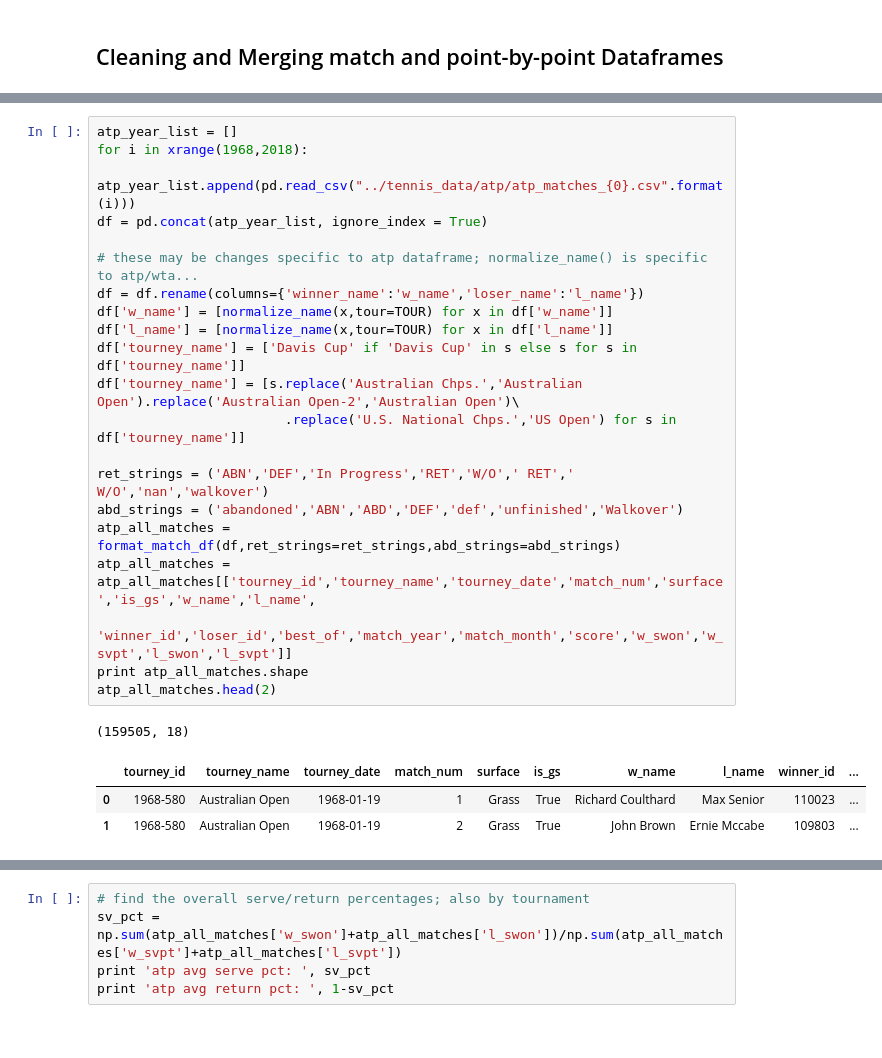
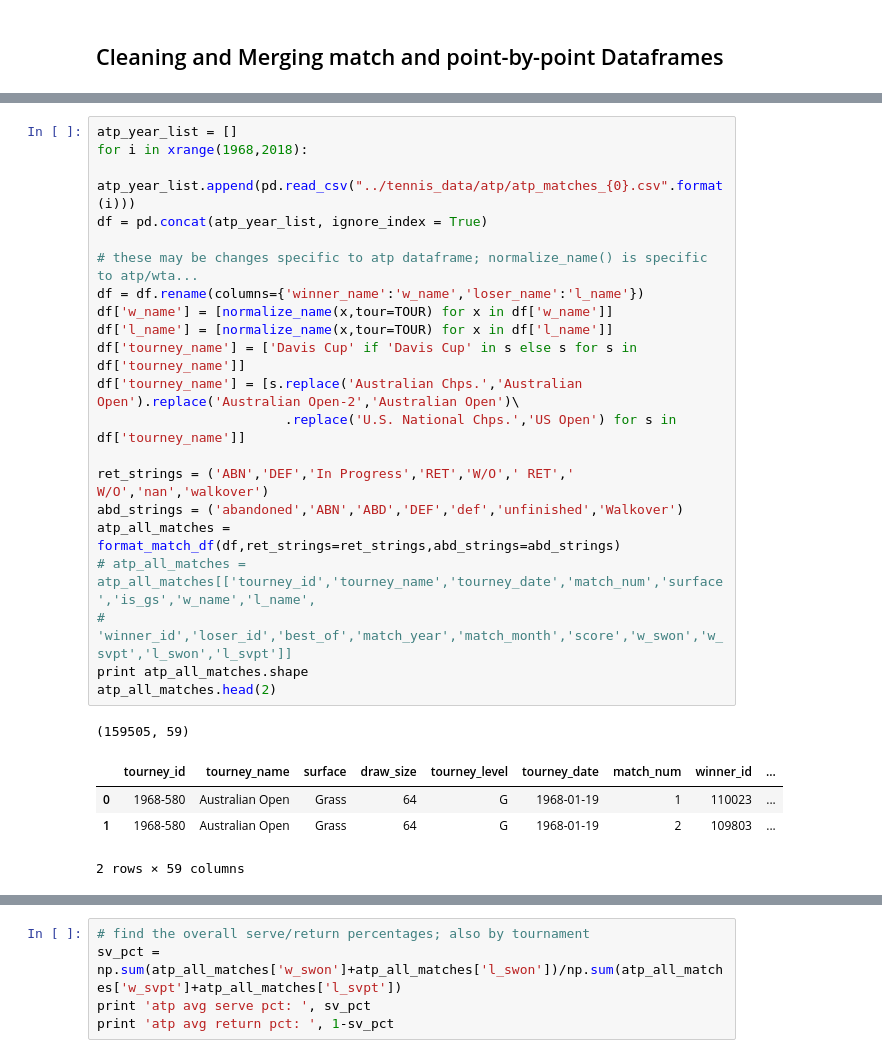
Before and after one commit to jgollub1/pbp_explorations, a Jupyter notebook: Dataframe Construction.ipynb, the cells around one changed output, grey strips where cells are left out. Cells and saved outputs as stored; diff of their text form.

```diff
--- a/Dataframe Construction.ipynb
+++ b/Dataframe Construction.ipynb
@@ -25,26 +23,27 @@ COUNT = False
 # %%
 atp_year_list = []
 for i in xrange(1968,2018):
     atp_year_list.append(pd.read_csv("../tennis_data/atp/atp_matches_{0}.csv".format(i)))
 df = pd.concat(atp_year_list, ignore_index = True)
 
 # these may be changes specific to atp dataframe; normalize_name() is specific to atp/wta...
 df = df.rename(columns={'winner_name':'w_name','loser_name':'l_name'})
 df['w_name'] = [normalize_name(x,tour=TOUR) for x in df['w_name']]
 df['l_name'] = [normalize_name(x,tour=TOUR) for x in df['l_name']]
 df['tourney_name'] = ['Davis Cup' if 'Davis Cup' in s else s for s in df['tourney_name']]
 df['tourney_name'] = [s.replace('Australian Chps.','Australian Open').replace('Australian Open-2','Australian Open')\
                         .replace('U.S. National Chps.','US Open') for s in df['tourney_name']]
 
 ret_strings = ('ABN','DEF','In Progress','RET','W/O',' RET',' W/O','nan','walkover')
 abd_strings = ('abandoned','ABN','ABD','DEF','def','unfinished','Walkover')
 atp_all_matches = format_match_df(df,ret_strings=ret_strings,abd_strings=abd_strings)
-atp_all_matches = atp_all_matches[['tourney_id','tourney_name','tourney_date','match_num','surface','is_gs','w_name','l_name',
-                'winner_id','loser_id','best_of','match_year','match_month','score','w_swon','w_svpt','l_swon','l_svpt']]
+# atp_all_matches = atp_all_matches[['tourney_id','tourney_name','tourney_date','match_num','surface','is_gs','w_name','l_name',
+#                 'winner_id','loser_id','best_of','match_year','match_month','score','w_swon','w_svpt','l_swon','l_svpt']]
 print atp_all_matches.shape
 atp_all_matches.head(2)
 # %% [output]
-(159505, 18)
+(159505, 59)
-|  | tourney_id | tourney_name | tourney_date | match_num | surface | is_gs | w_name | l_name | winner_id | ... |
-| 0 | 1968-580 | Australian Open | 1968-01-19 | 1 | Grass | True | Richard Coulthard | Max Senior | 110023 | ... |
-| 1 | 1968-580 | Australian Open | 1968-01-19 | 2 | Grass | True | John Brown | Ernie Mccabe | 109803 | ... |
+|  | tourney_id | tourney_name | surface | draw_size | tourney_level | tourney_date | match_num | winner_id | ... |
+| 0 | 1968-580 | Australian Open | Grass | 64 | G | 1968-01-19 | 1 | 110023 | ... |
+| 1 | 1968-580 | Australian Open | Grass | 64 | G | 1968-01-19 | 2 | 109803 | ... |
+2 rows × 59 columns
```
Also changed, not shown: parts of 16 cells of this notebook, 6 other files.
